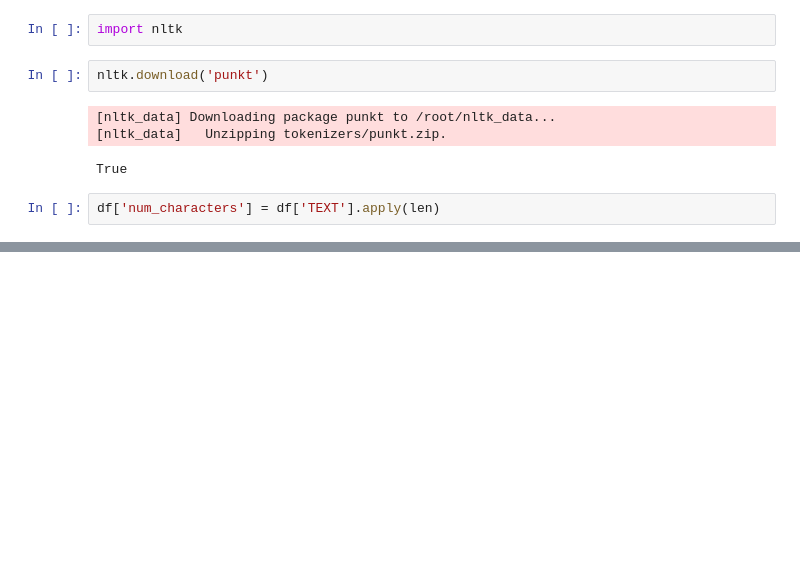
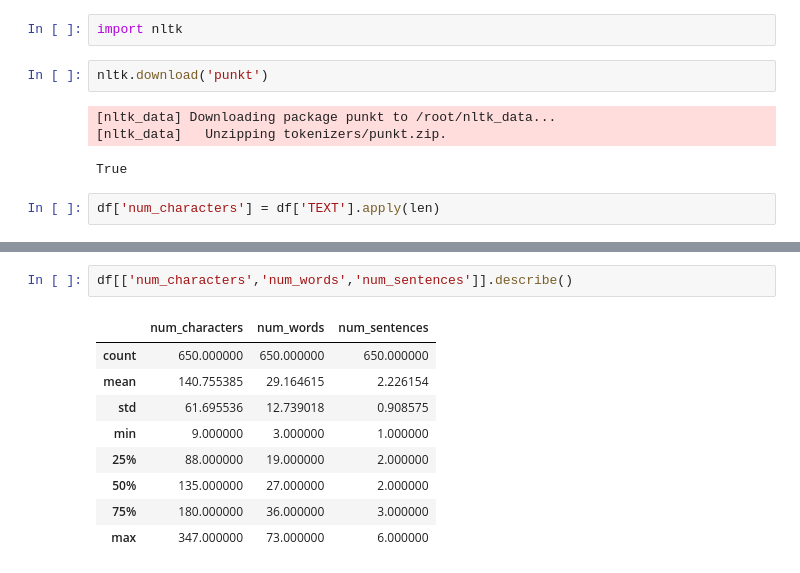
Before and after one commit to Cralsic123/Ginger, a Jupyter notebook: Untitled36.ipynb, the cells around one changed output, grey strips where cells are left out. Saved outputs shown, nothing was run; the diff lists cells and outputs as text; blank space fills up the shorter version.

```diff
--- a/Untitled36.ipynb
+++ b/Untitled36.ipynb
@@ -112,0 +139,12 @@ df['num_characters'] = df['TEXT'].apply(len)
+# %%
+df[['num_characters','num_words','num_sentences']].describe()
+# %% [output]
+|  | num_characters | num_words | num_sentences |
+| count | 650.000000 | 650.000000 | 650.000000 |
+| mean | 140.755385 | 29.164615 | 2.226154 |
+| std | 61.695536 | 12.739018 | 0.908575 |
+| min | 9.000000 | 3.000000 | 1.000000 |
+| 25% | 88.000000 | 19.000000 | 2.000000 |
+| 50% | 135.000000 | 27.000000 | 2.000000 |
+| 75% | 180.000000 | 36.000000 | 3.000000 |
+| max | 347.000000 | 73.000000 | 6.000000 |
```
Also changed, not shown: parts of 11 cells of this notebook.
